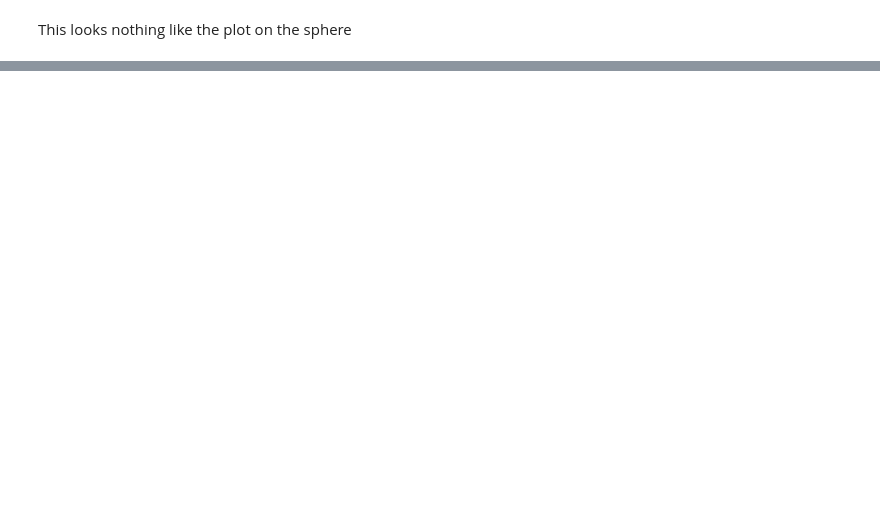
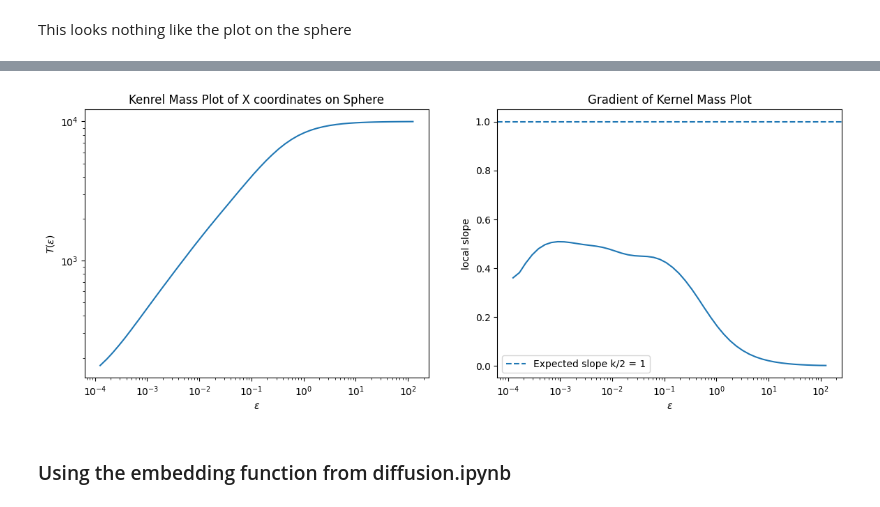
Before and after one commit to adamfowliee/JDKF_Starter, a Jupyter notebook: InitialTasks/LatentEstimation.ipynb, the cells around one changed output, grey strips where cells are left out. Saved outputs shown, nothing was run; the diff lists cells and outputs as text; code cells hidden in the pictures; blank space fills up the shorter version.

```diff
--- a/InitialTasks/LatentEstimation.ipynb
+++ b/InitialTasks/LatentEstimation.ipynb
@@ -129,0 +238,6 @@ This looks nothing like the plot on the sphere
+# %%
+plot_kernel_mass(X, title="Kenrel Mass Plot of X coordinates on Sphere")
+# %% [output]
+[figure, added]
+# %% [markdown]
+### Using the embedding function from diffusion.ipynb
```
Also changed, not shown: parts of 12 cells of this notebook, 1 other file.
